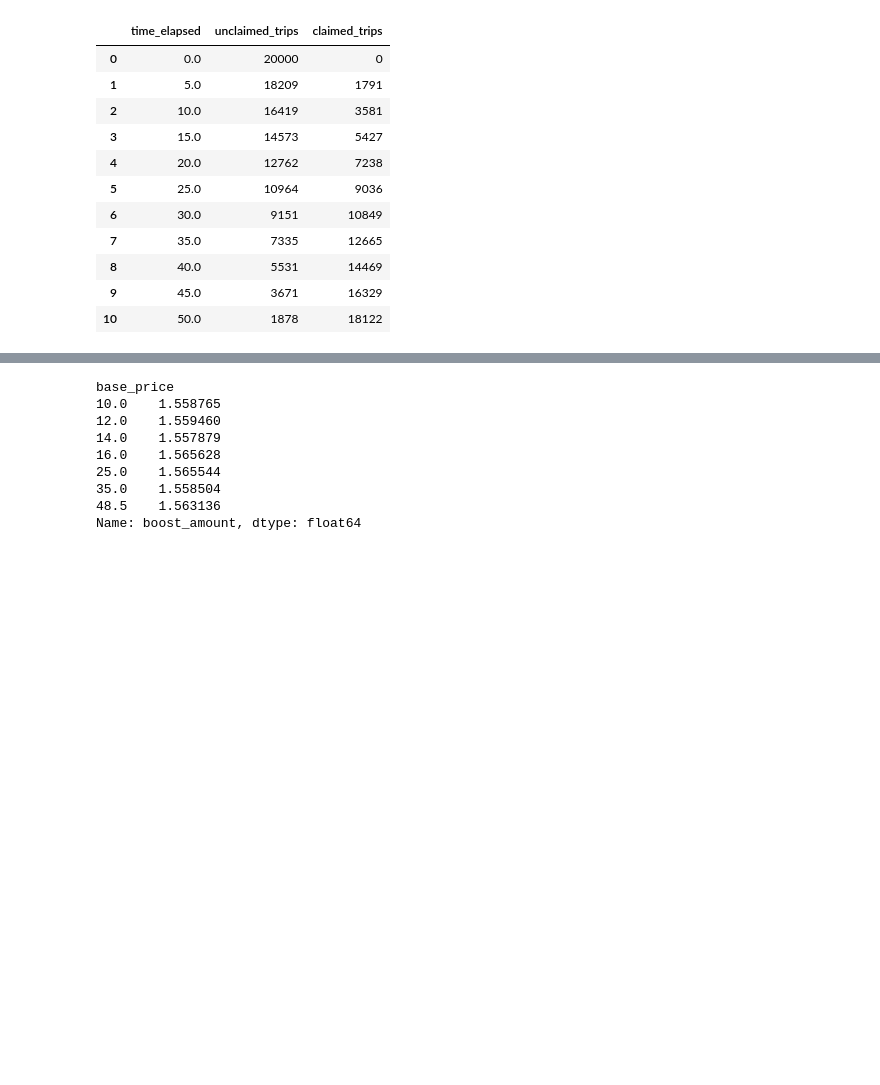
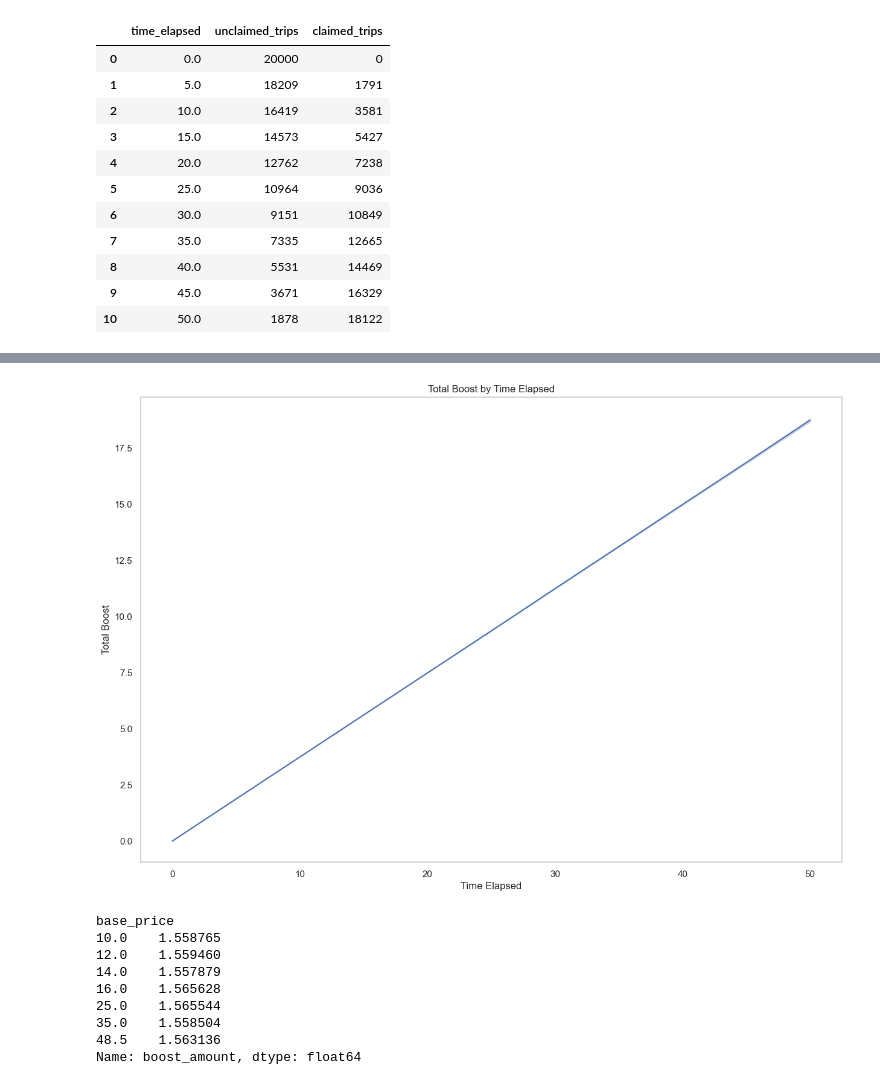
Before and after one commit to jikaasik/hsd_technical_assessment, a Jupyter notebook: notebooks/01_exploratory_analysis.ipynb, the cells around one changed output, grey strips where cells are left out. Drawn from its saved outputs; the diff is of its cells as text; code cells hidden in the pictures; blank space fills up the shorter version.

Commit message:
Added plot

```diff
--- a/notebooks/01_exploratory_analysis.ipynb
+++ b/notebooks/01_exploratory_analysis.ipynb
@@ -412,3 +412,12 @@ def plot_claimed_unclaimed_proportion(df):
     plt.legend(title='Trip Status', labels=['Claimed', 'Unclaimed'])
     plt.xlim(0, 200)
     plt.show()
+# %%
+plt.figure(figsize=(15, 10))
+sns.lineplot(data=df, x='time_elapsed', y='total_boost')
+# sns.scatterplot(data=df, x='time_elapsed', y='total_boost', alpha=.2)
+plt.grid(False)
+plt.ylabel("Total Boost")
+plt.xlabel("Time Elapsed")
+plt.title("Total Boost by Time Elapsed")
+# %% [output]
@@ -415,3 +425,4 @@ def plot_claimed_unclaimed_proportion(df):
+[figure, added]
 # %%
 df.groupby('base_price').boost_amount.mean()
 # %% [output]
```
Also changed, not shown: parts of 1 cell of this notebook, 1 other file.
